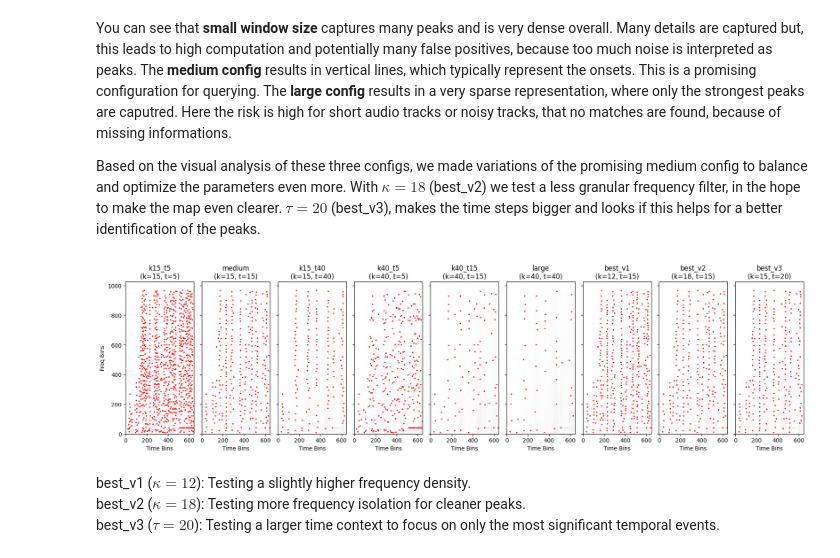
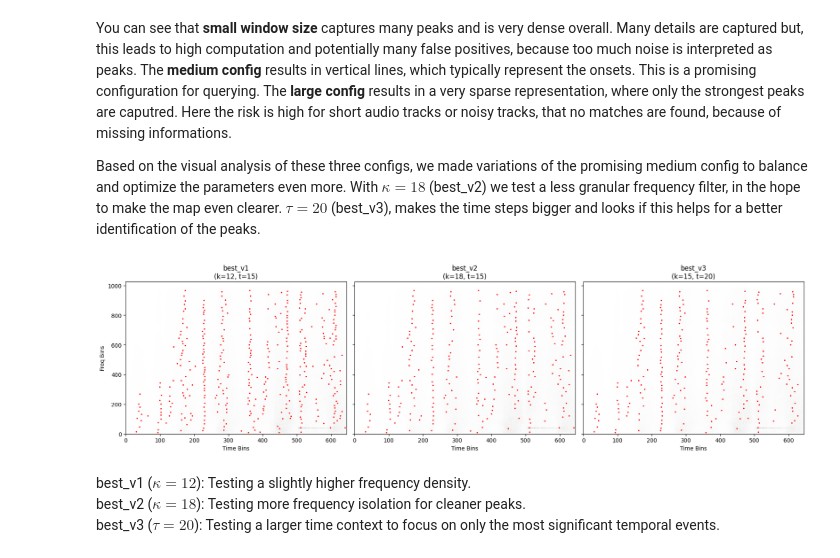
Before and after one commit to VinceB1011/IR_exercise2, a Jupyter notebook: exercise_2.ipynb, the cells around one changed output. Cells and saved outputs as stored; diff of their text form; code cells hidden in the pictures.

Commit message:
only show best v1 to v3 for plot visualization. And deletetd plot of random data point of dataset.

```diff
--- a/exercise_2.ipynb
+++ b/exercise_2.ipynb
@@ -121,9 +121,9 @@ The **large config** results in a very sparse representation, where only the str
 
 Based on the visual analysis of these three configs, we made variations of the promising medium config to balance and optimize the parameters even more. With $\kappa=18$ (best_v2) we test a less granular frequency filter, in the hope to make the map even clearer. $\tau=20$ (best_v3), makes the time steps bigger and looks if this helps for a better identification of the peaks.
 # %%
-plot_exploration('1408740.mp3', CONFIGS[3:])
+plot_exploration('1408740.mp3', CONFIGS[-3:])
 # %% [output]
-[figure, old version]
+[figure, new version]
 # %% [markdown]
 best_v1 ($\kappa=12$): Testing a slightly higher frequency density. <br>
 best_v2 ($\kappa=18$): Testing more frequency isolation for cleaner peaks. <br>
```
Also changed, not shown: parts of 1 cell of this notebook.
